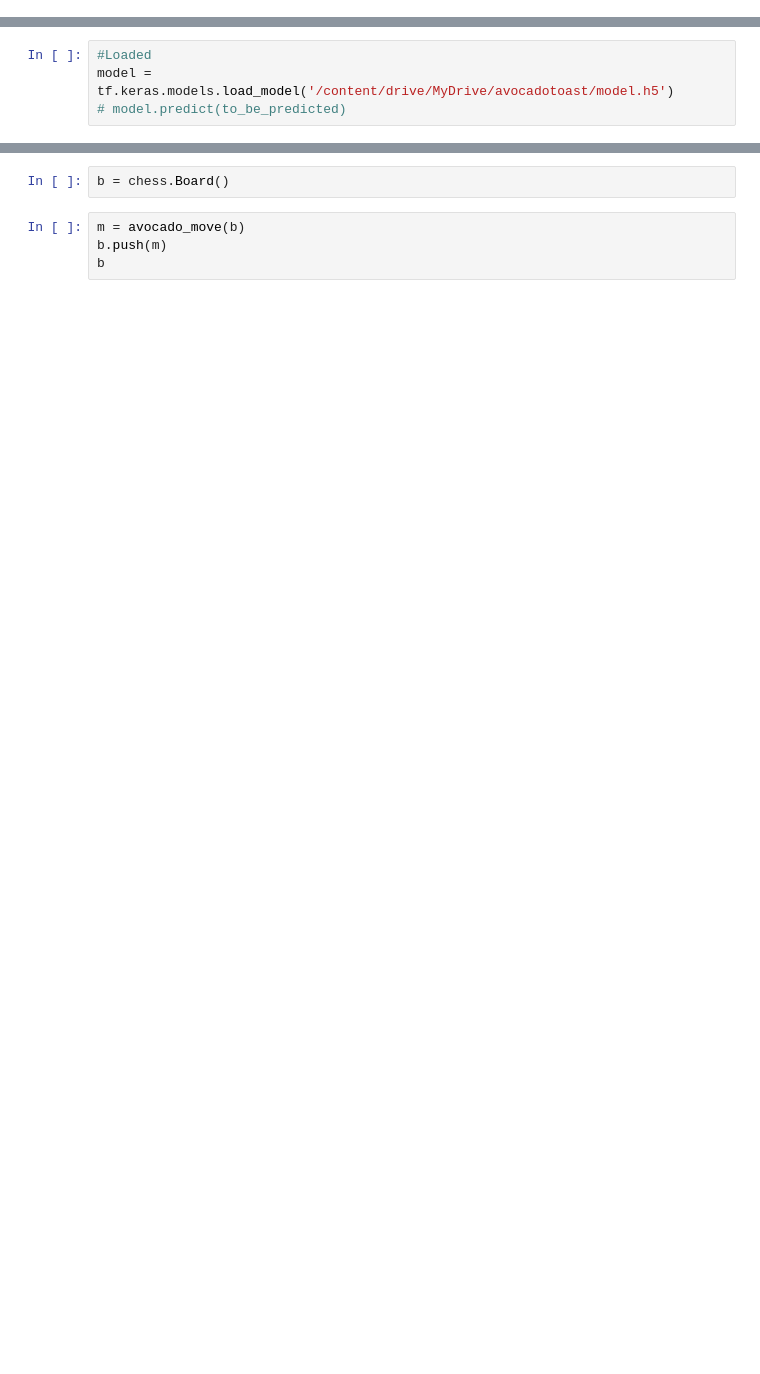
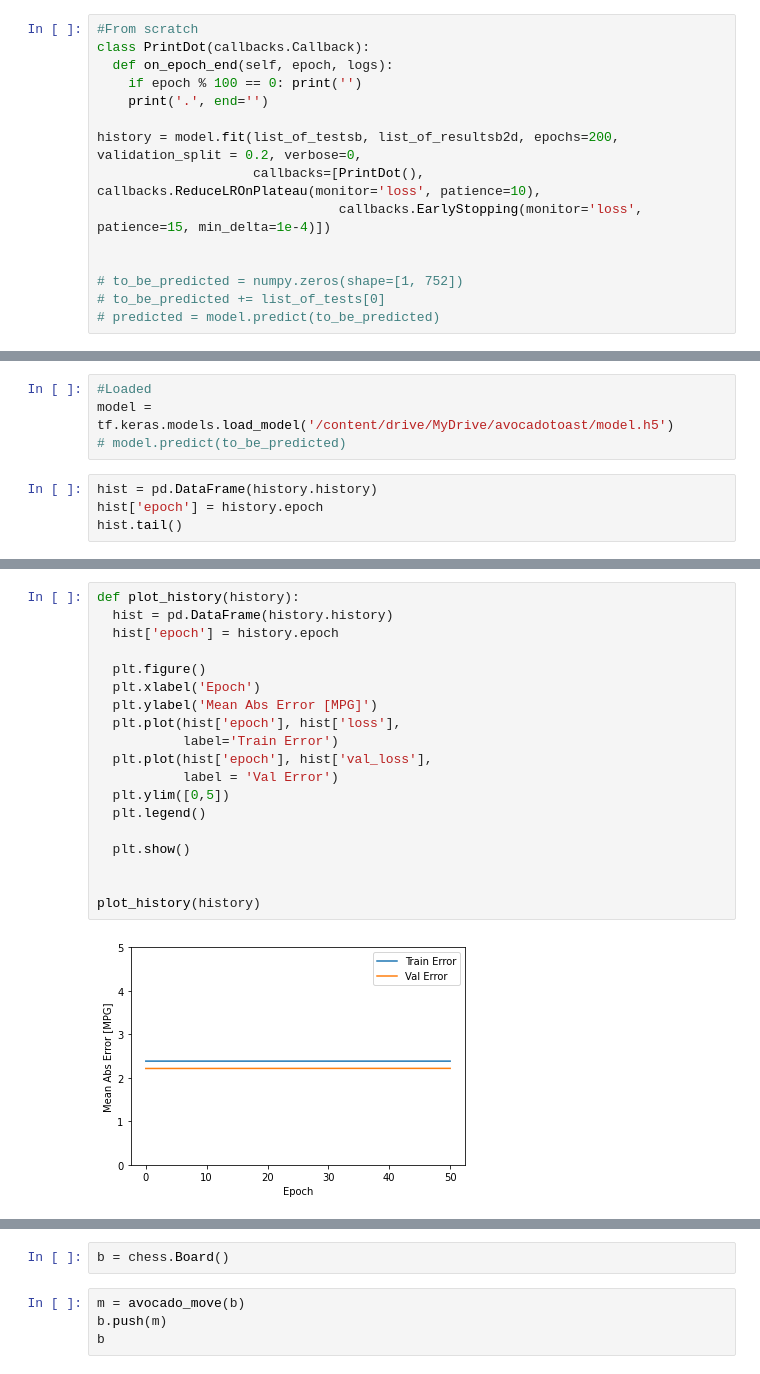
Before and after one commit to arturbernardo/avocado_toast, a Jupyter notebook: avocadotoast.ipynb, the cells around one changed output, grey strips where cells are left out. Saved outputs shown, nothing was run; the diff lists cells and outputs as text; blank space fills up the shorter version.

```diff
--- a/avocadotoast.ipynb
+++ b/avocadotoast.ipynb
@@ -84,0 +156,15 @@ to_be_predicted += list_of_tests[0]
+# %%
+#From scratch
+class PrintDot(callbacks.Callback):
+  def on_epoch_end(self, epoch, logs):
+    if epoch % 100 == 0: print('')
+    print('.', end='')
+
+history = model.fit(list_of_testsb, list_of_resultsb2d, epochs=200, validation_split = 0.2, verbose=0,
+                    callbacks=[PrintDot(), callbacks.ReduceLROnPlateau(monitor='loss', patience=10),
+                               callbacks.EarlyStopping(monitor='loss', patience=15, min_delta=1e-4)])
+
+
+# to_be_predicted = numpy.zeros(shape=[1, 752])
+# to_be_predicted += list_of_tests[0]
+# predicted = model.predict(to_be_predicted)
@@ -86,3 +176,7 @@ to_be_predicted += list_of_tests[0]
 #Loaded
 model = tf.keras.models.load_model('/content/drive/MyDrive/avocadotoast/model.h5')
 # model.predict(to_be_predicted)
+# %%
+hist = pd.DataFrame(history.history)
+hist['epoch'] = history.epoch
+hist.tail()
@@ -89 +190,22 @@ model = tf.keras.models.load_model('/content/drive/MyDrive/avocadotoast/model.h5
+# %%
+def plot_history(history):
+  hist = pd.DataFrame(history.history)
+  hist['epoch'] = history.epoch
+
+  plt.figure()
+  plt.xlabel('Epoch')
+  plt.ylabel('Mean Abs Error [MPG]')
+  plt.plot(hist['epoch'], hist['loss'],
+           label='Train Error')
+  plt.plot(hist['epoch'], hist['val_loss'],
+           label = 'Val Error')
+  plt.ylim([0,5])
+  plt.legend()
+
+  plt.show()
+
+
+plot_history(history)
+# %% [output]
+[figure, added]
 # %%
```
Also changed, not shown: parts of 25 cells of this notebook.
